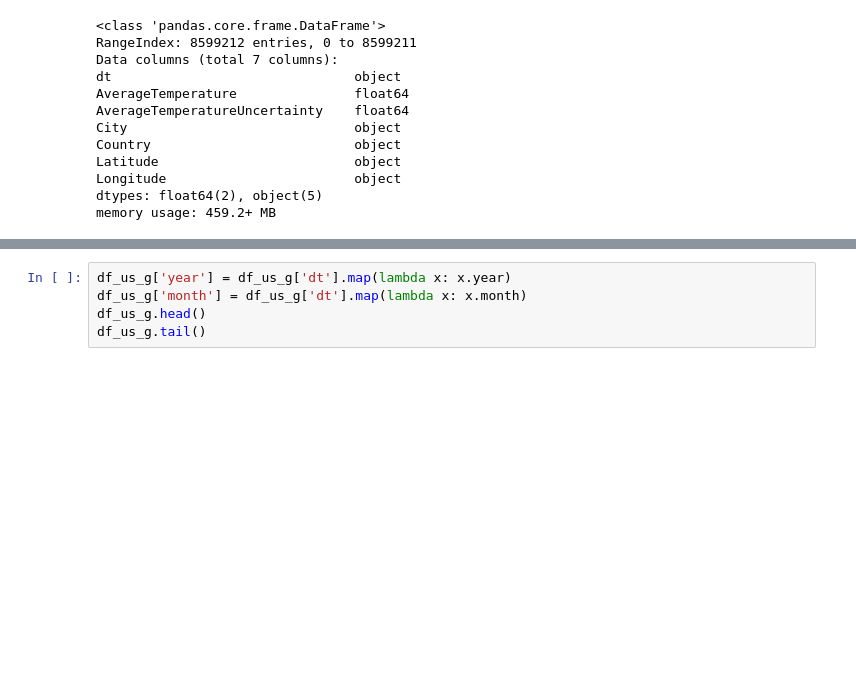
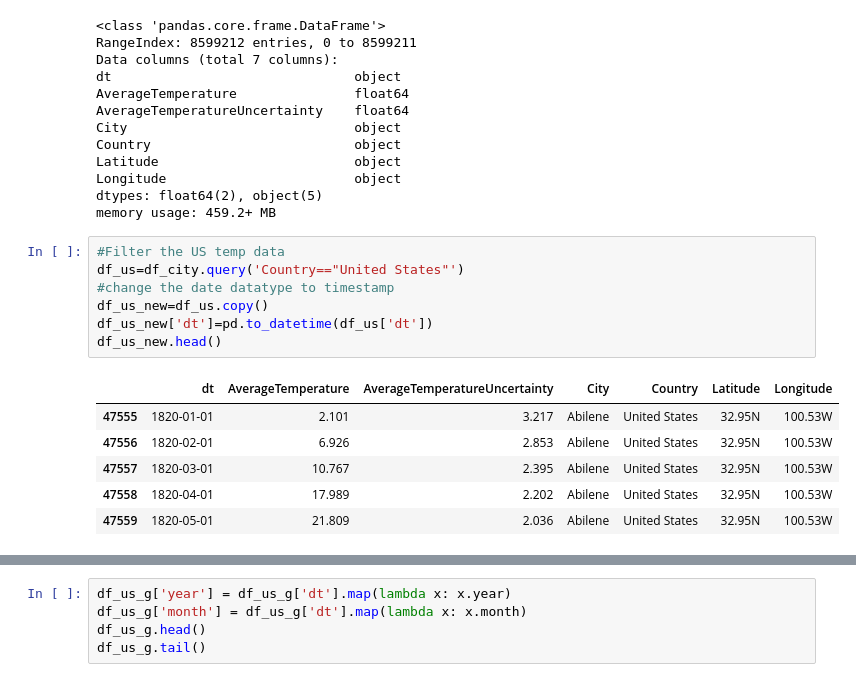
Before and after one commit to haocui88/Climate_Science, a Jupyter notebook: Climate system project.ipynb, the cells around one changed output, grey strips where cells are left out. Saved outputs shown, nothing was run; the diff lists cells and outputs as text; blank space fills up the shorter version.

Commit message:
fix: Fixed the "SettingwithCopyWarning"

```diff
--- a/Climate system project.ipynb
+++ b/Climate system project.ipynb
@@ -33,4 +33,18 @@ Latitude                         object
 Longitude                        object
 dtypes: float64(2), object(5)
 memory usage: 459.2+ MB
+# %%
+#Filter the US temp data
+df_us=df_city.query('Country=="United States"')
+#change the date datatype to timestamp
+df_us_new=df_us.copy()
+df_us_new['dt']=pd.to_datetime(df_us['dt'])
+df_us_new.head()
+# %% [output]
+|  | dt | AverageTemperature | AverageTemperatureUncertainty | City | Country | Latitude | Longitude |
+| 47555 | 1820-01-01 | 2.101 | 3.217 | Abilene | United States | 32.95N | 100.53W |
+| 47556 | 1820-02-01 | 6.926 | 2.853 | Abilene | United States | 32.95N | 100.53W |
+| 47557 | 1820-03-01 | 10.767 | 2.395 | Abilene | United States | 32.95N | 100.53W |
+| 47558 | 1820-04-01 | 17.989 | 2.202 | Abilene | United States | 32.95N | 100.53W |
+| 47559 | 1820-05-01 | 21.809 | 2.036 | Abilene | United States | 32.95N | 100.53W |
 # %%
```
Also changed, not shown: parts of 6 cells of this notebook.
